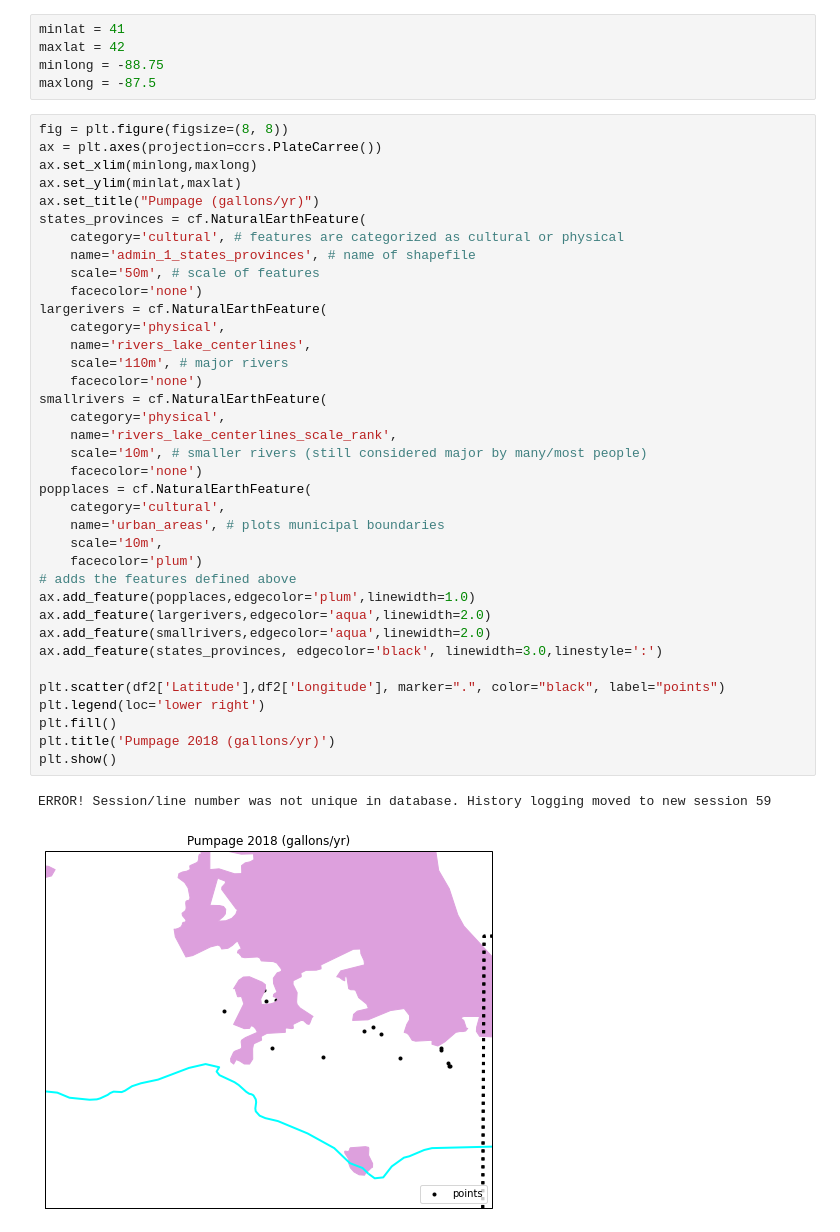
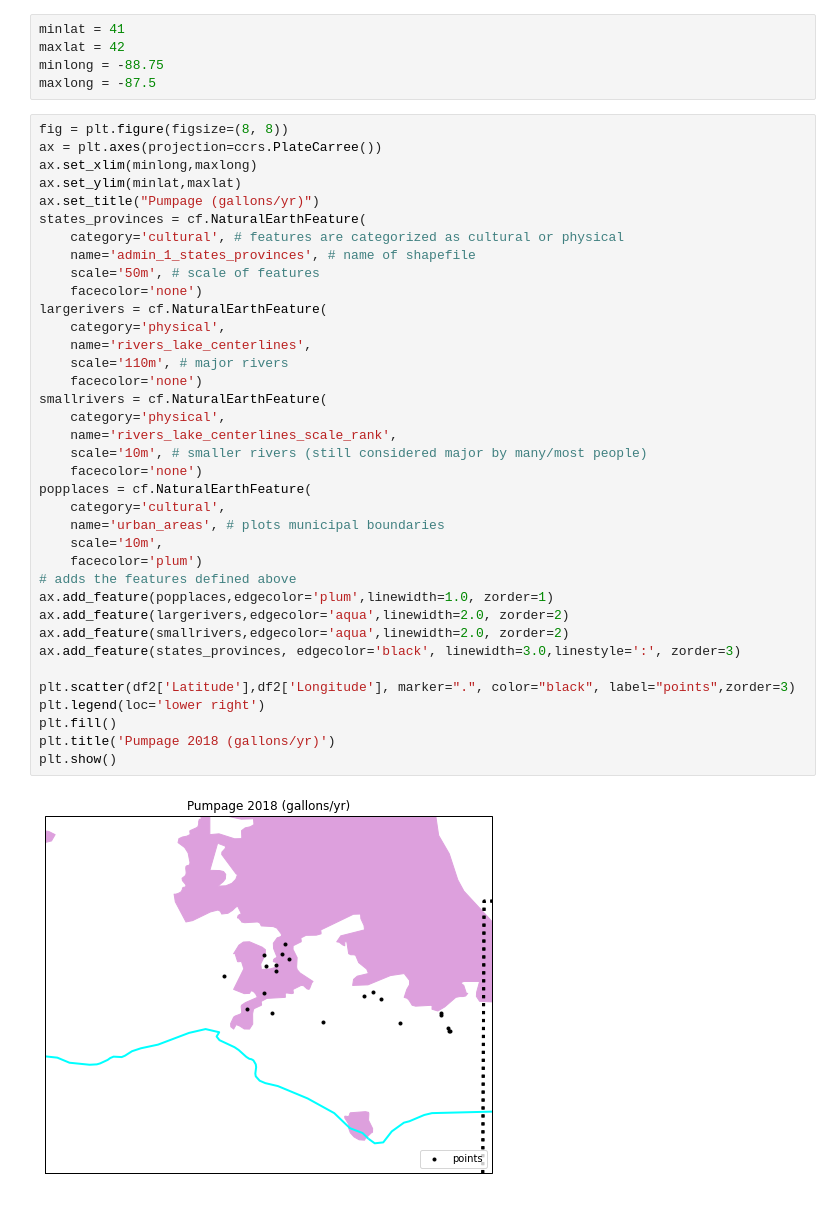
Before and after one commit to mcampo26/map, a Jupyter notebook: Project3eoutline.ipynb, the cells around one changed output. Drawn from its saved outputs; the diff is of its cells as text.

```diff
--- a/Project3eoutline.ipynb
+++ b/Project3eoutline.ipynb
@@ -91,37 +91,36 @@ ax = plt.axes(projection=ccrs.PlateCarree())
 ax.set_xlim(minlong,maxlong)
 ax.set_ylim(minlat,maxlat)
 ax.set_title("Pumpage (gallons/yr)")
 states_provinces = cf.NaturalEarthFeature(
     category='cultural', # features are categorized as cultural or physical
     name='admin_1_states_provinces', # name of shapefile
     scale='50m', # scale of features
     facecolor='none')
 largerivers = cf.NaturalEarthFeature(
     category='physical',
     name='rivers_lake_centerlines',
     scale='110m', # major rivers
     facecolor='none')
 smallrivers = cf.NaturalEarthFeature(
     category='physical',
     name='rivers_lake_centerlines_scale_rank',
     scale='10m', # smaller rivers (still considered major by many/most people)
     facecolor='none')
 popplaces = cf.NaturalEarthFeature(
     category='cultural',
     name='urban_areas', # plots municipal boundaries
     scale='10m',
     facecolor='plum')
 # adds the features defined above
-ax.add_feature(popplaces,edgecolor='plum',linewidth=1.0)
-ax.add_feature(largerivers,edgecolor='aqua',linewidth=2.0)
-ax.add_feature(smallrivers,edgecolor='aqua',linewidth=2.0)
-ax.add_feature(states_provinces, edgecolor='black', linewidth=3.0,linestyle=':')
+ax.add_feature(popplaces,edgecolor='plum',linewidth=1.0, zorder=1)
+ax.add_feature(largerivers,edgecolor='aqua',linewidth=2.0, zorder=2)
+ax.add_feature(smallrivers,edgecolor='aqua',linewidth=2.0, zorder=2)
+ax.add_feature(states_provinces, edgecolor='black', linewidth=3.0,linestyle=':', zorder=3)
 
-plt.scatter(df2['Latitude'],df2['Longitude'], marker=".", color="black", label="points")
+plt.scatter(df2['Latitude'],df2['Longitude'], marker=".", color="black", label="points",zorder=3)
 plt.legend(loc='lower right')
 plt.fill()
 plt.title('Pumpage 2018 (gallons/yr)')
 plt.show()
 # %% [output]
-ERROR! Session/line number was not unique in database. History logging moved to new session 59
-[figure, old version]
+[figure, new version]
```
